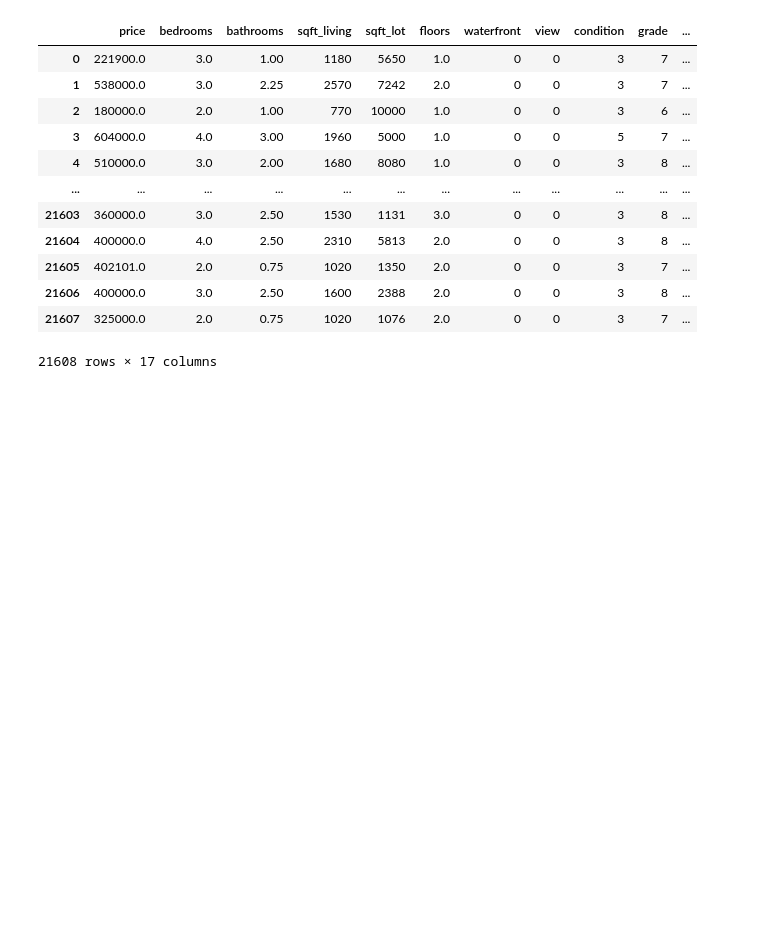
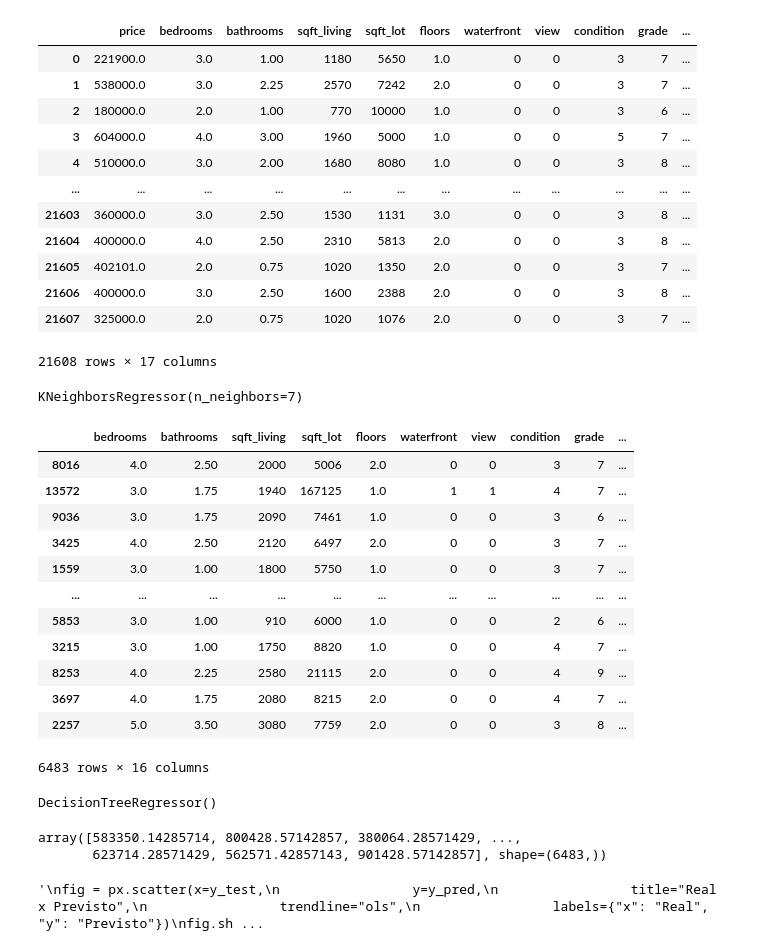
Before and after one commit to PedroProgramador86/Inteligencia-Aritificial, a Jupyter notebook: Aulas/aula04112025/regressao.ipynb, the cells around one changed output. Saved outputs shown, nothing was run; the diff lists cells and outputs as text; code cells hidden in the pictures; blank space fills up the shorter version.

```diff
--- a/Aulas/aula04112025/regressao.ipynb
+++ b/Aulas/aula04112025/regressao.ipynb
@@ -80,3 +166,8 @@ X = df.drop("price", axis=1)
 y = df["price"]
 # %%
 X_train, X_test, y_train, y_test = train_test_split(X, y, test_size=0.3)
+# %%
+knn = KNeighborsRegressor(n_neighbors=7)
+knn.fit(X_train, y_train) # Treina o algoritimo com os dados de trino
+# %% [output]
+KNeighborsRegressor(n_neighbors=7)
@@ -82,0 +177,39 @@ X_train, X_test, y_train, y_test = train_test_split(X, y, test_size=0.3)
+# %%
+X_test
+# %% [output]
+|  | bedrooms | bathrooms | sqft_living | sqft_lot | floors | waterfront | view | condition | grade | ... |
+| 8016 | 4.0 | 2.50 | 2000 | 5006 | 2.0 | 0 | 0 | 3 | 7 | ... |
+| 13572 | 3.0 | 1.75 | 1940 | 167125 | 1.0 | 1 | 1 | 4 | 7 | ... |
+| 9036 | 3.0 | 1.75 | 2090 | 7461 | 1.0 | 0 | 0 | 3 | 6 | ... |
+| 3425 | 4.0 | 2.50 | 2120 | 6497 | 2.0 | 0 | 0 | 3 | 7 | ... |
+| 1559 | 3.0 | 1.00 | 1800 | 5750 | 1.0 | 0 | 0 | 3 | 7 | ... |
+| ... | ... | ... | ... | ... | ... | ... | ... | ... | ... | ... |
+| 5853 | 3.0 | 1.00 | 910 | 6000 | 1.0 | 0 | 0 | 2 | 6 | ... |
+| 3215 | 3.0 | 1.00 | 1750 | 8820 | 1.0 | 0 | 0 | 4 | 7 | ... |
+| 8253 | 4.0 | 2.25 | 2580 | 21115 | 2.0 | 0 | 0 | 4 | 9 | ... |
+| 3697 | 4.0 | 1.75 | 2080 | 8215 | 2.0 | 0 | 0 | 4 | 7 | ... |
+| 2257 | 5.0 | 3.50 | 3080 | 7759 | 2.0 | 0 | 0 | 3 | 8 | ... |
+6483 rows × 16 columns
+# %%
+dt = DecisionTreeRegressor()
+dt.fit(X_train, y_train)
+# %% [output]
+DecisionTreeRegressor()
+# %%
+y_pred = knn.predict(X_test)
+y_pred
+# %% [output]
+array([583350.14285714, 800428.57142857, 380064.28571429, ...,
+       623714.28571429, 562571.42857143, 901428.57142857], shape=(6483,))
+# %%
+# Sua execução pode ocorrer apenas no notebook por alguma inconsistencia no VScode
+"""
+fig = px.scatter(x=y_test,
+                 y=y_pred,
+                 title="Real x Previsto",
+                 trendline="ols",
+                 labels={"x": "Real", "y": "Previsto"})
+fig.show()
+"""
+# %% [output]
+'\nfig = px.scatter(x=y_test,\n                 y=y_pred,\n                 title="Real x Previsto",\n                 trendline="ols",\n                 labels={"x": "Real", "y": "Previsto"})\nfig.sh ...
```
Also changed, not shown: parts of 15 cells of this notebook.
